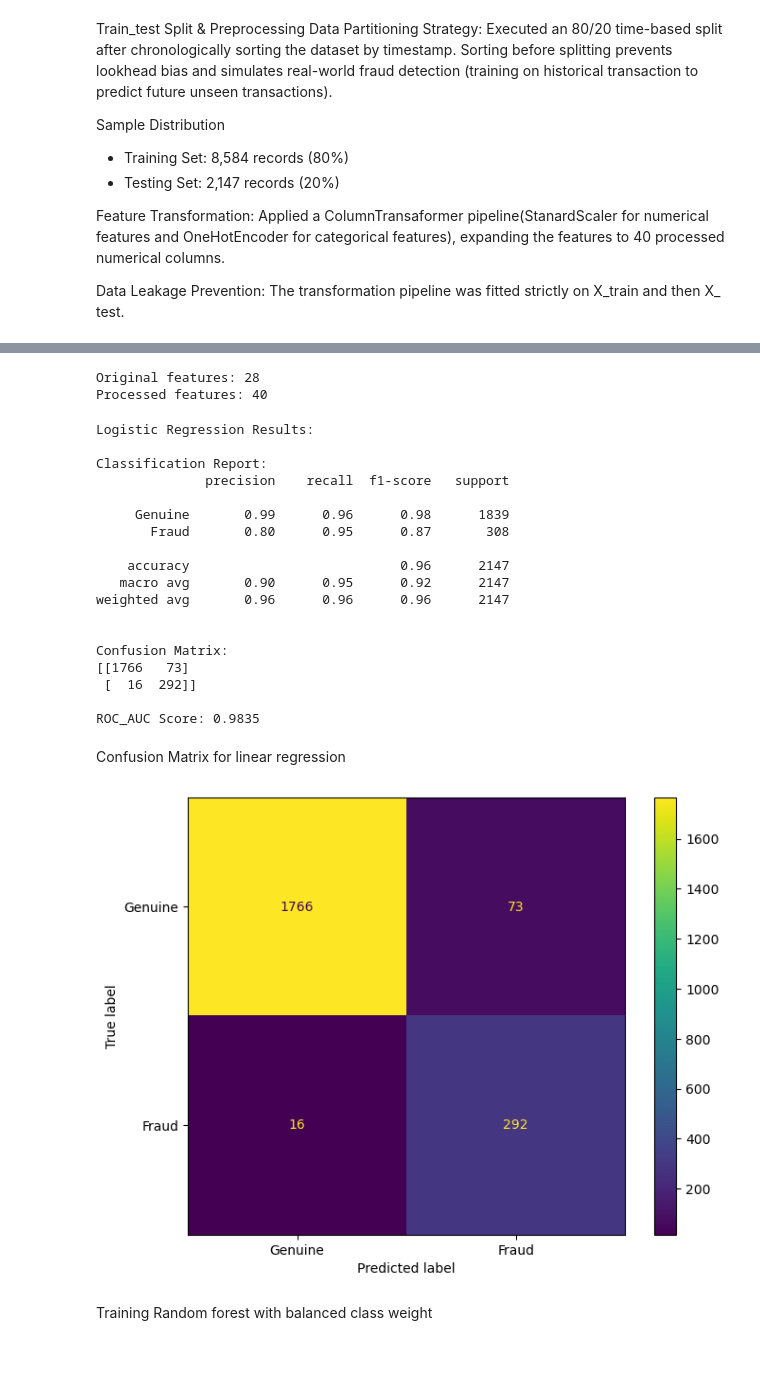
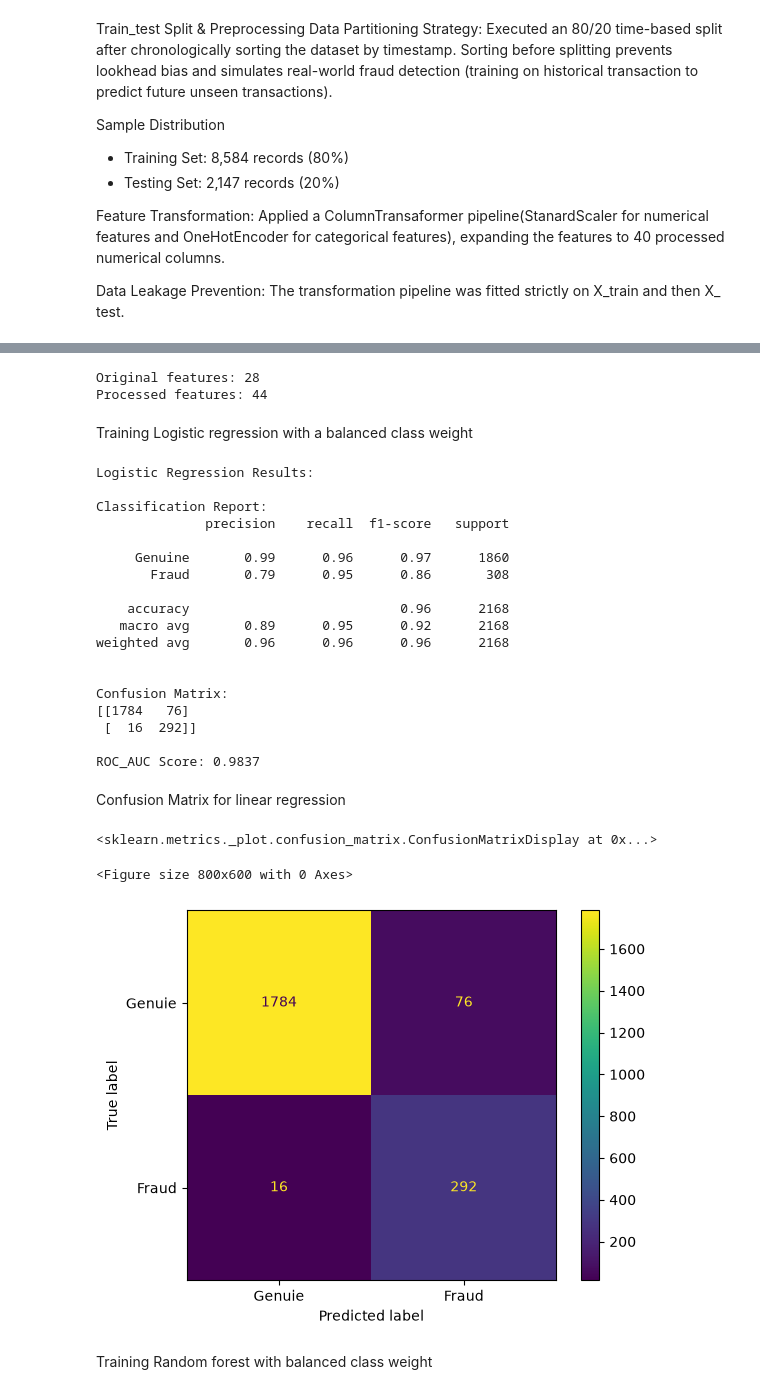
Before and after one commit to wunmioyesola/Faudulent_Transaction_Detection_For_Finlora_Company, a Jupyter notebook: Notebooks/Modelling.ipynb, the cells around one changed output, grey strips where cells are left out. Drawn from its saved outputs; the diff is of its cells as text; code cells hidden in the pictures; blank space fills up the shorter version.

```diff
--- a/Notebooks/Modelling.ipynb
+++ b/Notebooks/Modelling.ipynb
@@ -49,0 +41,4 @@ numerical_features = (
+# %%
+# Definning categorical features
+categorical_features = Modelling_Data.select_dtypes(include=['object', 'bool']).columns.drop('timestamp', errors='ignore')
+categorical_features
@@ -90,22 +103,24 @@ from sklearn.compose import ColumnTransformer
 from sklearn.preprocessing import StandardScaler, OneHotEncoder
 
 # Building preprocessing pipeline
-preprecessor = ColumnTransformer(
+preprocessor = ColumnTransformer(
     transformers=[
     ('num', StandardScaler(), numerical_features),
-    ('cat', OneHotEncoder(drop='first', sparse_output=False), categorical_features)
+    ('cat', OneHotEncoder(drop='first', sparse_output=False, handle_unknown='ignore'), categorical_features),
     ]
 )
 
 # Fit on train, transform both
-X_train_processed = preprecessor.fit_transform(X_train)
-X_test_processed = preprecessor.transform(X_test)
+X_train_processed = preprocessor.fit_transform(X_train)
+X_test_processed = preprocessor.transform(X_test)
 
 print(f"Original features: {len(all_features)}")
 print(f"Processed features: {X_train_processed.shape[1]}")
 # %% [output]
 Original features: 28
-Processed features: 40
+Processed features: 44
+# %% [markdown]
+Training Logistic regression with a balanced class weight
 # %%
 # Create Logistic Regression model
 
@@ -118,7 +133,7 @@ lr_model = LogisticRegression(
 # Build the complete pipeline
 pipeline = Pipeline(
     steps=[
-        ('preprecessor', preprecessor),
+        ('preprocessor', preprocessor),
         ('classifier', lr_model)
     ]
 )
@@ -144,36 +159,31 @@ Logistic Regression Results:
 Classification Report:
               precision    recall  f1-score   support
 
-     Genuine       0.99      0.96      0.98      1839
-       Fraud       0.80      0.95      0.87       308
+     Genuine       0.99      0.96      0.97      1860
+       Fraud       0.79      0.95      0.86       308
 
-    accuracy                           0.96      2147
-   macro avg       0.90      0.95      0.92      2147
-weighted avg       0.96      0.96      0.96      2147
+    accuracy                           0.96      2168
+   macro avg       0.89      0.95      0.92      2168
+weighted avg       0.96      0.96      0.96      2168
 
 
 Confusion Matrix:
-[[1766   73]
+[[1784   76]
  [  16  292]]
 
-ROC_AUC Score: 0.9835
+ROC_AUC Score: 0.9837
 # %% [markdown]
 Confusion Matrix for linear regression
-# %%
-from sklearn.metrics import ConfusionMatrixDisplay
-
-
-# Calculate the matrix values first
-cm_matrix = confusion_matrix(y_test, y_pred_lr)
-
-
-# Display the matrix
-fig, ax = plt.subplots(figsize=(8, 6))
-disp = ConfusionMatrixDisplay(confusion_matrix=cm_matrix, display_labels=['Genuine', 'Fraud'])
-disp.plot(ax=ax, cmap='viridis')
-plt.show()
-# %% [output]
-[figure, removed]
+# %%
+from sklearn.metrics import confusion_matrix, ConfusionMatrixDisplay
+
+cm = ConfusionMatrixDisplay(confusion_matrix(y_test, y_pred_lr), display_labels=['Genuie', 'Fraud'])
+plt.figure(figsize=(8, 6))
+cm.plot()
+# %% [output]
+<sklearn.metrics._plot.confusion_matrix.ConfusionMatrixDisplay at 0x...>
+<Figure size 800x600 with 0 Axes>
+[figure, added]
 # %% [markdown]
 Training Random forest with balanced class weight
 # %%
```
Also changed, not shown: parts of 22 cells of this notebook, 20 other files.
